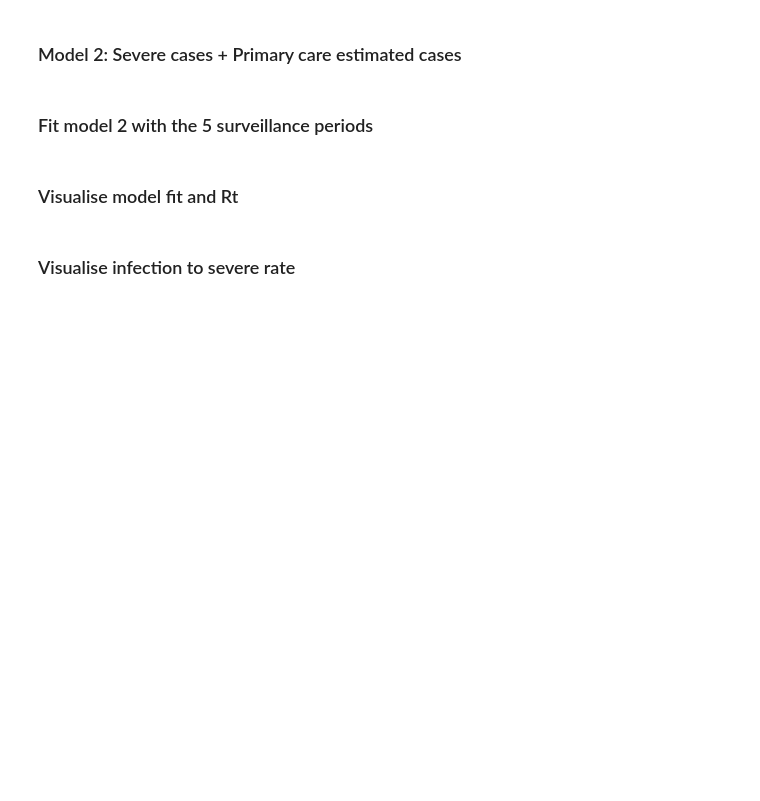
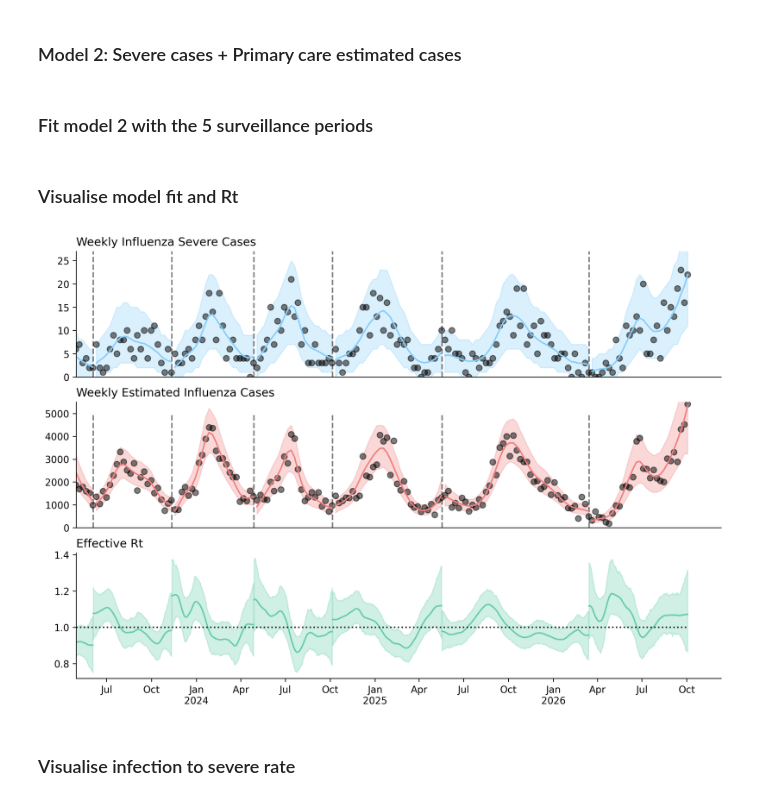
Before and after one commit to pessimistic-pelican/PyRenew, a Jupyter notebook: scripts/flu_model.ipynb, the cells around one changed output. Cells and saved outputs as stored; diff of their text form; code cells hidden in the pictures; blank space fills up the shorter version.

```diff
--- a/scripts/flu_model.ipynb
+++ b/scripts/flu_model.ipynb
@@ -379,10 +393,10 @@ obs_primary = observation.NegativeBinomialObservation(
 res_list = []
 d_comb = []
 
-for idx in range(len(surv_period['start'])):
+for idx in range(len(surv_period3['start'])):
 
-    start_date = d.loc[d['year_week'] == surv_period['start'][idx],'start_date'].iloc[0]
-    end_date = d.loc[d['year_week'] == surv_period['end'][idx],'end_date'].iloc[0]
+    start_date = d.loc[d['year_week'] == surv_period3['start'][idx],'start_date'].iloc[0]
+    end_date = d.loc[d['year_week'] == surv_period3['end'][idx],'end_date'].iloc[0]
 
     d_sub = d.loc[
         (d.start_date >= pd.to_datetime(start_date)) & (d.end_date <= pd.to_datetime(end_date))
@@ -429,7 +443,7 @@ plt.subplots_adjust(hspace = 0.2)
 
 ax[0].plot(d['end_date'],d['severe_flu'], 'ko',alpha = 0.5)
 
-for v in surv_period['start']:
+for v in surv_period3['start']:
         ax[0].vlines(x = d[d['year_week'] == v]['start_date'], ymin = 0, ymax = 30, linestyles='dashed', alpha = 0.5, color = 'black')
         ax[1].vlines(x = d[d['year_week'] == v]['start_date'], ymin = 0, ymax = 5000, linestyles='dashed', alpha = 0.5, color = 'black')
 
@@ -451,33 +465,35 @@ for idx in range(len(res_list)):
 
         pred_pri_q = jnp.quantile(pred_pri, q = jnp.array([0.025,0.975]),axis=0)
         pred_sev_q = jnp.quantile(pred_sev, q = jnp.array([0.025,0.975]),axis=0)
 
         ax[0].plot(d_comb[idx]['end_date'],jnp.mean(pred_sev,axis=0), color = 'lightskyblue')
         ax[0].fill_between(d_comb[idx]['end_date'],pred_sev_q[0,],pred_sev_q[1,], color = 'lightskyblue', alpha = 0.3)
 
         ax[1].plot(d_comb[idx]['end_date'],jnp.mean(pred_pri,axis=0), color = 'lightcoral')
         ax[1].fill_between(d_comb[idx]['end_date'],pred_pri_q[0,],pred_pri_q[1,], color = 'lightcoral', alpha = 0.3)
 
         #Plot Rt
         xdate = pd.date_range(d_comb[idx]['start_date'].iloc[0],d_comb[idx]['end_date'].iloc[-1])
         est_rt = res_list[idx].posterior_predictive.Rt.values.reshape(-1,len(d_comb[idx]) * 7)
         rt_q = jnp.quantile(est_rt, q = jnp.array([0.025,0.975]),axis=0)
 
         ax[2].plot(xdate, jnp.mean(est_rt,axis=0), color = 'mediumaquamarine')
         ax[2].fill_between(xdate,rt_q[0,],rt_q[1,], color = 'mediumaquamarine', alpha = 0.3)
 
 ax[2].hlines(y = 1.0, xmin = d['start_date'].iloc[0], xmax = d['end_date'].iloc[-1],linestyles='dotted', alpha = 0.9, color = 'black')
 
 ax[0].set_title("Weekly Influenza Severe Cases", loc = 'left')
 ax[1].set_title("Weekly Estimated Influenza Cases", loc = 'left')
 ax[2].set_title("Effective Rt", loc = 'left')
 
 format_quarterly_axis(ax[2])
 
 for a in ax:
         a.set_xlim(pd.to_datetime('2023-04-30'))
 
 plt.show()
+# %% [output]
+[figure, added]
 # %% [markdown]
 ### Visualise infection to severe rate
 # %%
```
Also changed, not shown: parts of 7 cells of this notebook, 2 other files.
